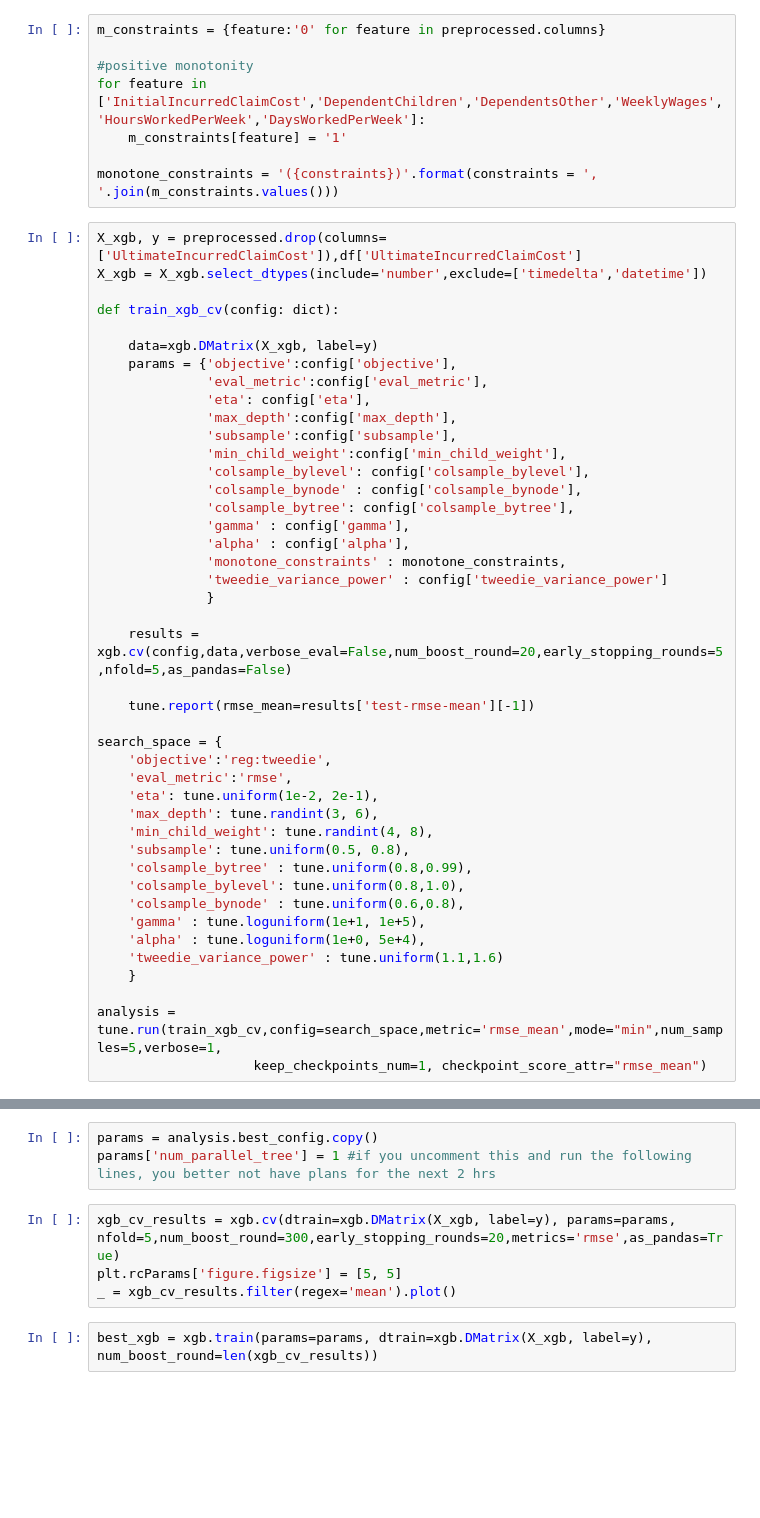
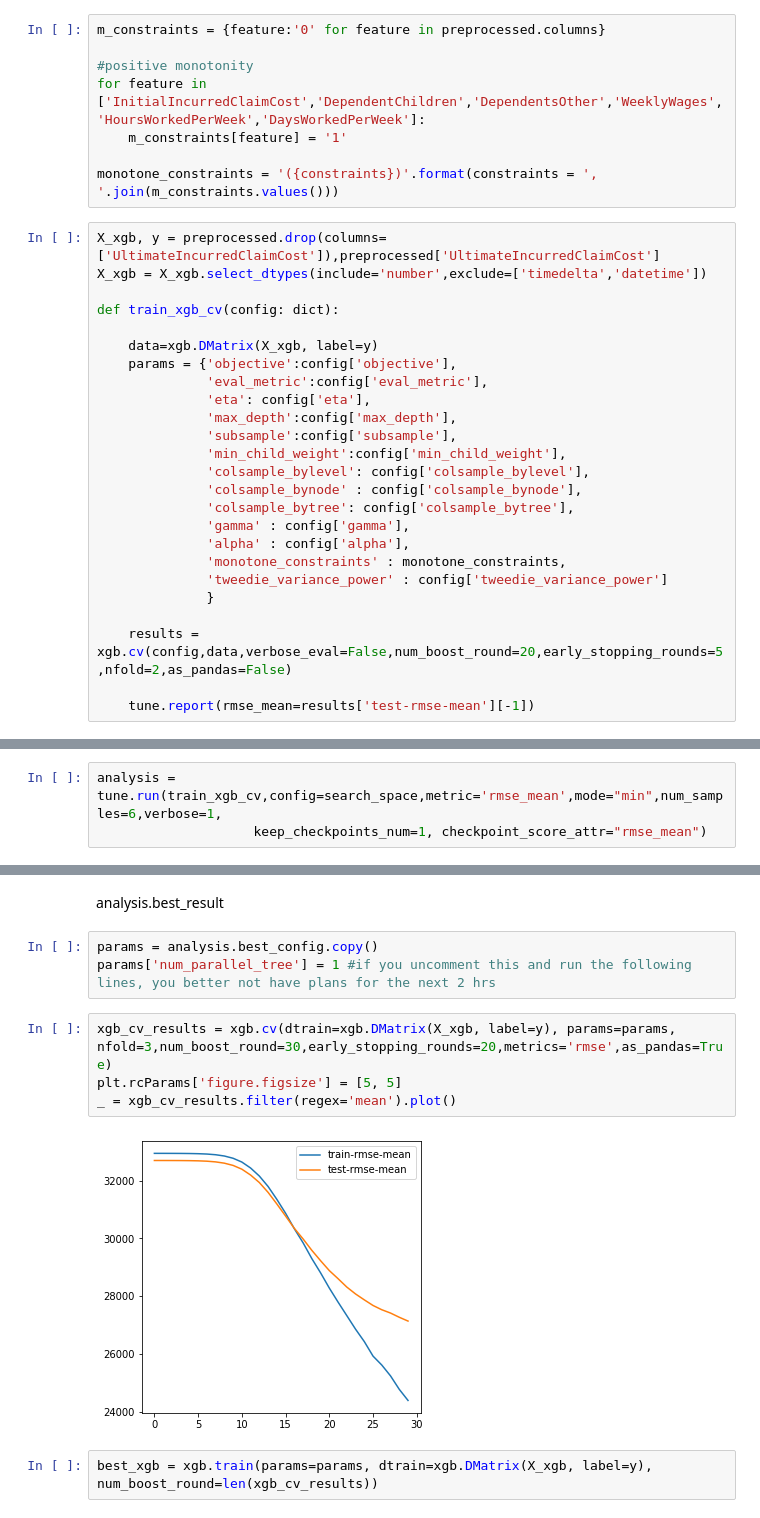
Before and after one commit to naelvis/Kaggle-Presentation, a Jupyter notebook: Notebook Python/alp-nanda-clean.ipynb, the cells around one changed output, grey strips where cells are left out. Cells and saved outputs as stored; diff of their text form; blank space fills up the shorter version.

Commit message:
making tune work

```diff
--- a/Notebook Python/alp-nanda-clean.ipynb
+++ b/Notebook Python/alp-nanda-clean.ipynb
@@ -149,7 +165,7 @@ for feature in ['InitialIncurredClaimCost','DependentChildren','DependentsOther'
 
 monotone_constraints = '({constraints})'.format(constraints = ', '.join(m_constraints.values()))
 # %%
-X_xgb, y = preprocessed.drop(columns=['UltimateIncurredClaimCost']),df['UltimateIncurredClaimCost']
+X_xgb, y = preprocessed.drop(columns=['UltimateIncurredClaimCost']),preprocessed['UltimateIncurredClaimCost']
 X_xgb = X_xgb.select_dtypes(include='number',exclude=['timedelta','datetime'])
 
 def train_xgb_cv(config: dict):
@@ -170,24 +186,6 @@ def train_xgb_cv(config: dict):
               'tweedie_variance_power' : config['tweedie_variance_power']
               }
 
-    results = xgb.cv(config,data,verbose_eval=False,num_boost_round=20,early_stopping_rounds=5,nfold=5,as_pandas=False)
+    results = xgb.cv(config,data,verbose_eval=False,num_boost_round=20,early_stopping_rounds=5,nfold=2,as_pandas=False)
 
     tune.report(rmse_mean=results['test-rmse-mean'][-1])
-
-search_space = {
-    'objective':'reg:tweedie',
-    'eval_metric':'rmse',
-    'eta': tune.uniform(1e-2, 2e-1),
-    'max_depth': tune.randint(3, 6),
-    'min_child_weight': tune.randint(4, 8),
-    'subsample': tune.uniform(0.5, 0.8),
-    'colsample_bytree' : tune.uniform(0.8,0.99),
-    'colsample_bylevel': tune.uniform(0.8,1.0),
-    'colsample_bynode' : tune.uniform(0.6,0.8),
-    'gamma' : tune.loguniform(1e+1, 1e+5),
-    'alpha' : tune.loguniform(1e+0, 5e+4),
-    'tweedie_variance_power' : tune.uniform(1.1,1.6)
-    }
-
-analysis = tune.run(train_xgb_cv,config=search_space,metric='rmse_mean',mode="min",num_samples=5,verbose=1,
-                    keep_checkpoints_num=1, checkpoint_score_attr="rmse_mean")
@@ -206,0 +195,3 @@ analysis.best_result
+# %%
+analysis = tune.run(train_xgb_cv,config=search_space,metric='rmse_mean',mode="min",num_samples=6,verbose=1,
+                    keep_checkpoints_num=1, checkpoint_score_attr="rmse_mean")
@@ -207,10 +209,14 @@ analysis.best_result
+# %% [markdown]
+analysis.best_result
 # %%
 params = analysis.best_config.copy()
 params['num_parallel_tree'] = 1 #if you uncomment this and run the following lines, you better not have plans for the next 2 hrs
 # %%
-xgb_cv_results = xgb.cv(dtrain=xgb.DMatrix(X_xgb, label=y), params=params, nfold=5,num_boost_round=300,early_stopping_rounds=20,metrics='rmse',as_pandas=True)
+xgb_cv_results = xgb.cv(dtrain=xgb.DMatrix(X_xgb, label=y), params=params, nfold=3,num_boost_round=30,early_stopping_rounds=20,metrics='rmse',as_pandas=True)
 plt.rcParams['figure.figsize'] = [5, 5]
 _ = xgb_cv_results.filter(regex='mean').plot()
+# %% [output]
+[figure, added]
 # %%
 best_xgb = xgb.train(params=params, dtrain=xgb.DMatrix(X_xgb, label=y), num_boost_round=len(xgb_cv_results))
 # %%
```
Also changed, not shown: parts of 24 cells of this notebook.
